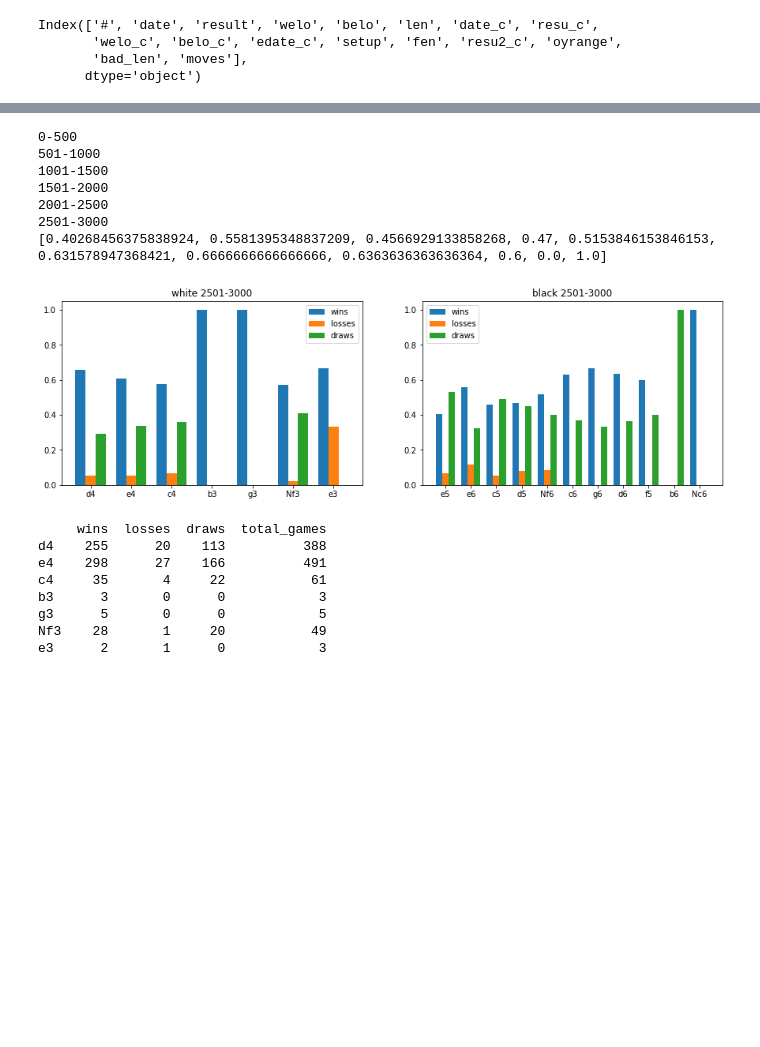
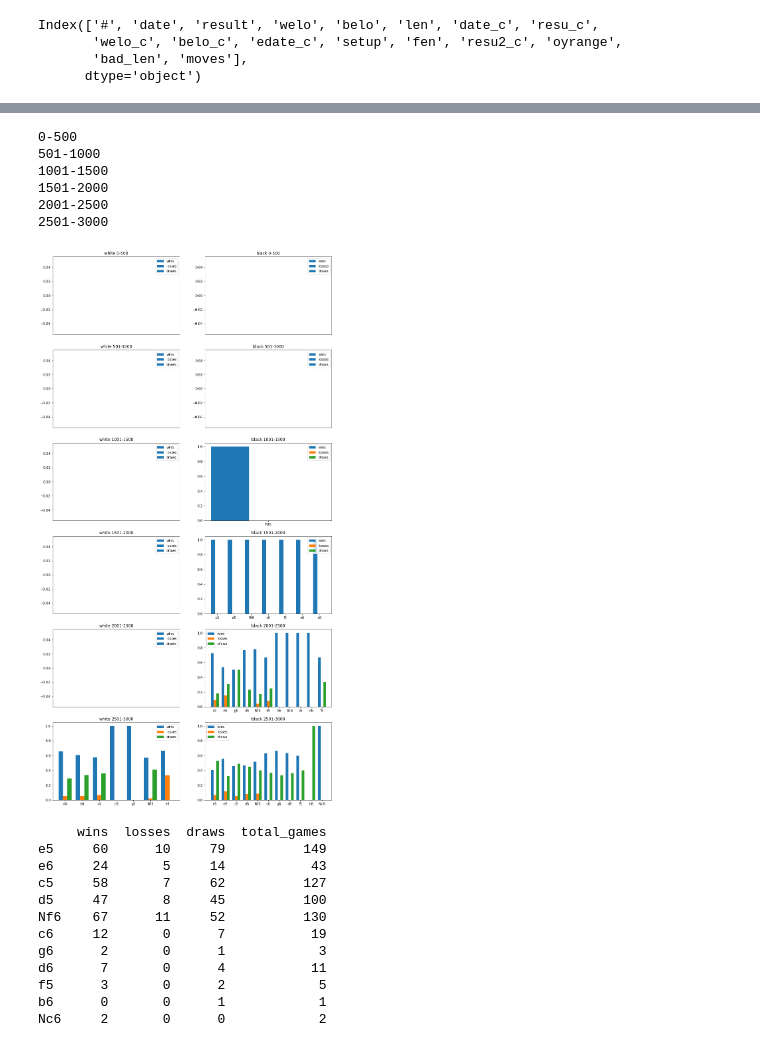
Before and after one commit to josssuu/Chesstelmen, a Jupyter notebook: Data Cleaning.ipynb, the cells around one changed output, grey strips where cells are left out. Drawn from its saved outputs; the diff is of its cells as text; code cells hidden in the pictures; blank space fills up the shorter version.

```diff
--- a/Data Cleaning.ipynb
+++ b/Data Cleaning.ipynb
@@ -128,21 +185,20 @@ rcParams["figure.figsize"] = 15, 30
 subplot_index = 1
 elo_ranges = [[0, 500], [501, 1000], [1001, 1500], [1501, 2000], [2001, 2500], [2501, 3000]]
 
+dataset = mini
+
 for elo_range in elo_ranges:
     min_elo = elo_range[0]
     max_elo = elo_range[1]
     elo = str(min_elo) + "-" + str(max_elo)
     print(elo)
 
-    if min_elo != 2501:
-        continue
-
     white_moves = []
     white_results = []
     black_moves = []
     black_results = []
 
-    for index, row in mini.iterrows():
+    for index, row in dataset.iterrows():
         if row.welo >= min_elo and row.welo < max_elo:
             first_move = row.moves.split(" ")[0].split(".")[1] # white's move
             result = row.result
@@ -203,46 +259,48 @@ for elo_range in elo_ranges:
     bars2 = [x + width for x in bars1]
     bars3 = [x + width for x in bars2]
 
     wins = [row.wins / row.total_games for idx,row in black_winrates.iterrows()]
     losses = [row.losses / row.total_games for idx,row in black_winrates.iterrows()]
     draws = [row.draws / row.total_games for idx,row in black_winrates.iterrows()]
 
     # Sketchy but maybe works
     if not wins:
         wins = [0]
     if not losses:
         losses = [0]
     if not draws:
         draws = [0]
 
-    print(wins)
     plt.subplot(6, 2, subplot_index)
     plt.bar(bars1, wins, width=width, label="wins")
     plt.bar(bars2, losses, width=width, label="losses")
     plt.bar(bars3, draws, width=width, label="draws")
     plt.title("black " + elo)
     plt.xticks([x + width for x in range(len(black_moves))], black_moves)
     subplot_index += 1
     plt.legend()
 # %% [output]
 0-500
 501-1000
 1001-1500
 1501-2000
 2001-2500
 2501-3000
-[0.40268456375838924, 0.5581395348837209, 0.4566929133858268, 0.47, 0.5153846153846153, 0.631578947368421, 0.6666666666666666, 0.6363636363636364, 0.6, 0.0, 1.0]
-[figure, old version]
+[figure, new version]
 # %%
-print(white_winrates)
+print(black_winrates)
 
 ## Võiks välja jätta käigud, mida on tehtud vähem kui 5%
 # %% [output]
      wins  losses  draws  total_games
-d4    255      20    113          388
-e4    298      27    166          491
-c4     35       4     22           61
-b3      3       0      0            3
-g3      5       0      0            5
-Nf3    28       1     20           49
-e3      2       1      0            3
+e5     60      10     79          149
+e6     24       5     14           43
+c5     58       7     62          127
+d5     47       8     45          100
+Nf6    67      11     52          130
+c6     12       0      7           19
+g6      2       0      1            3
+d6      7       0      4           11
+f5      3       0      2            5
+b6      0       0      1            1
+Nc6     2       0      0            2
```
Also changed, not shown: parts of 5 cells of this notebook.
